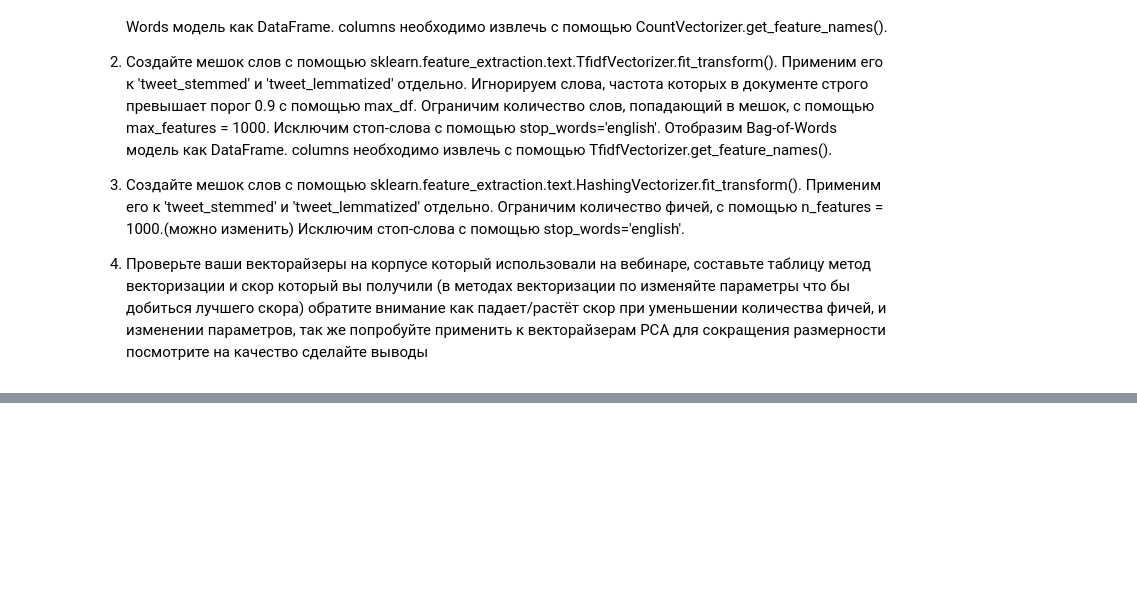
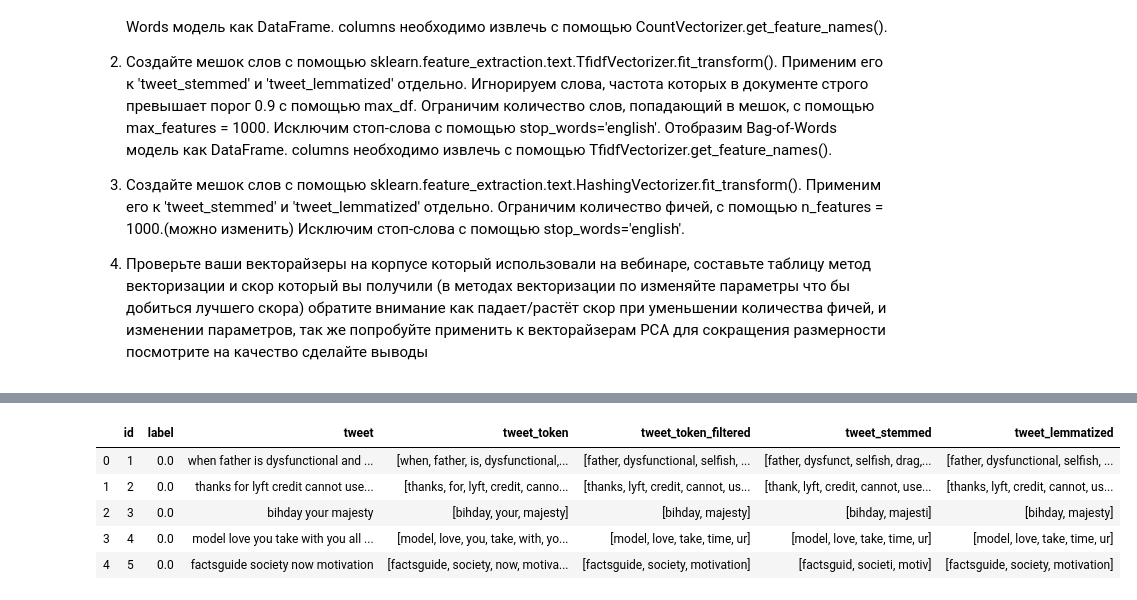
Before and after one commit to lyutov89/intro_to_natural_language, a Jupyter notebook: lesson_1/hw_lesson_1_ASLyutov89.ipynb, the cells around one changed output, grey strips where cells are left out. Cells and saved outputs as stored; diff of their text form; code cells hidden in the pictures; blank space fills up the shorter version.

Commit message:
commit 2. Lesson 2 and 1/

```diff
--- a/lesson_1/hw_lesson_1_ASLyutov89.ipynb
+++ b/lesson_1/hw_lesson_1_ASLyutov89.ipynb
@@ -744,0 +775,12 @@ print(BOW_hash_lemmatized.toarray())
+# %%
+path = 'C:/Users/Anatoly/Desktop/GU/Python-general/intro_to_natural_language_/lesson_1/combine_df.pkl'
+# %%
+df_buf = pd.read_pickle(path)
+df_buf.head()
+# %% [output]
+|  | id | label | tweet | tweet_token | tweet_token_filtered | tweet_stemmed | tweet_lemmatized |
+| 0 | 1 | 0.0 | when father is dysfunctional and ... | [when, father, is, dysfunctional,... | [father, dysfunctional, selfish, ... | [father, dysfunct, selfish, drag,... | [father, dysfunctional, selfish, ... |
+| 1 | 2 | 0.0 | thanks for lyft credit cannot use... | [thanks, for, lyft, credit, canno... | [thanks, lyft, credit, cannot, us... | [thank, lyft, credit, cannot, use... | [thanks, lyft, credit, cannot, us... |
+| 2 | 3 | 0.0 | bihday your majesty | [bihday, your, majesty] | [bihday, majesty] | [bihday, majesti] | [bihday, majesty] |
+| 3 | 4 | 0.0 | model love you take with you all ... | [model, love, you, take, with, yo... | [model, love, take, time, ur] | [model, love, take, time, ur] | [model, love, take, time, ur] |
+| 4 | 5 | 0.0 | factsguide society now motivation | [factsguide, society, now, motiva... | [factsguide, society, motivation] | [factsguid, societi, motiv] | [factsguide, society, motivation] |
```
Also changed, not shown: parts of 48 cells of this notebook, 3 other files.
